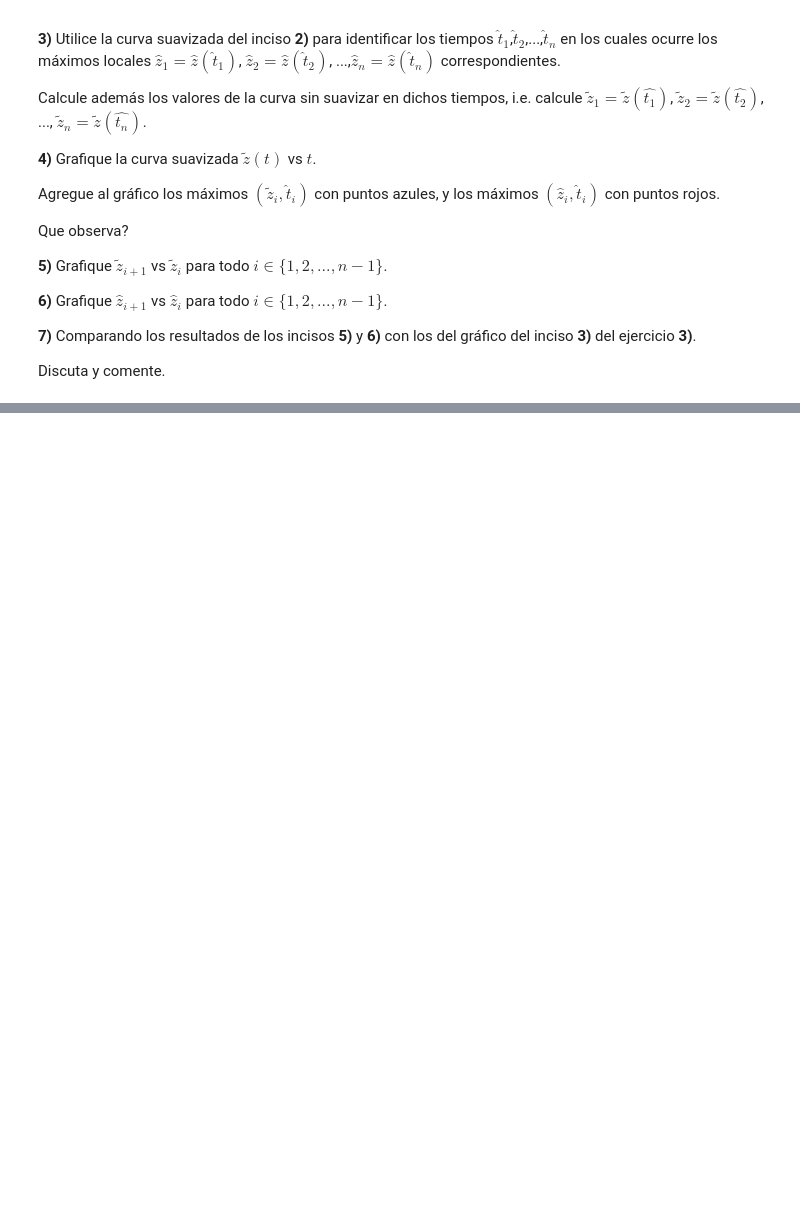
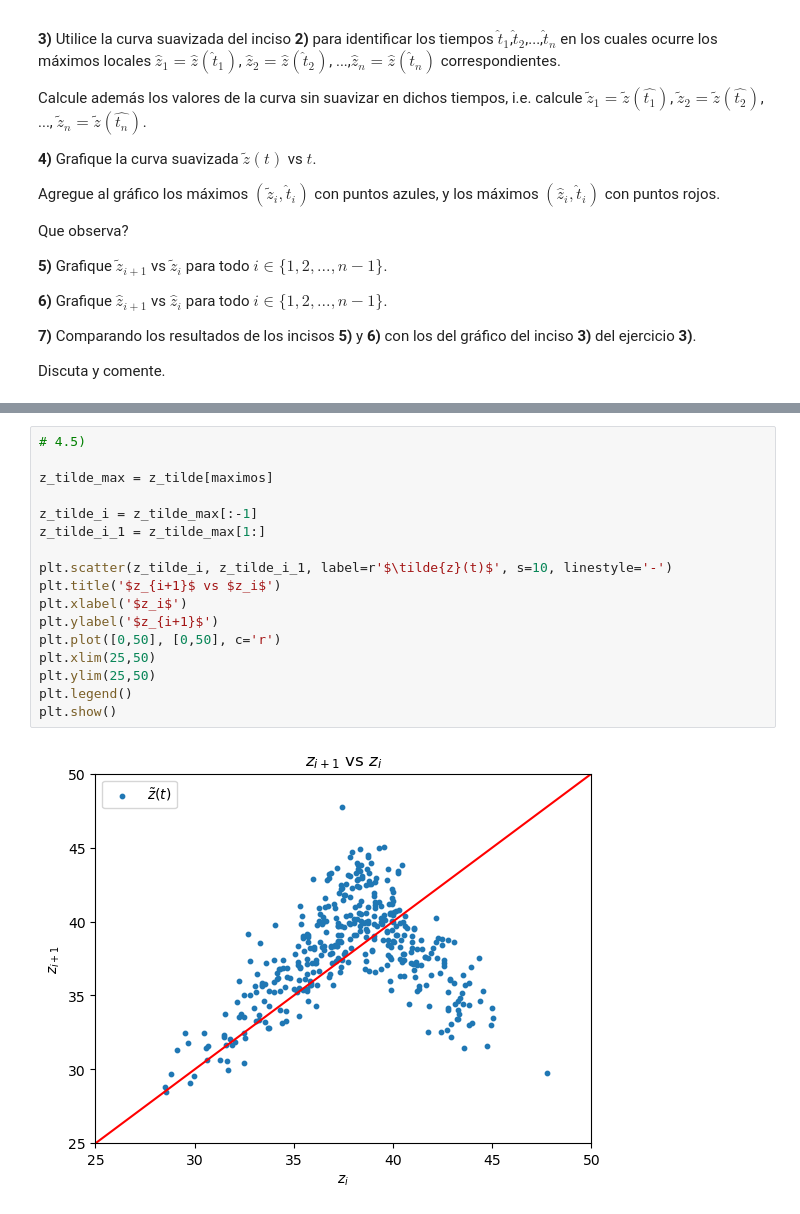
Before and after one commit to EnzoRg/neural_networks, a Jupyter notebook: Ejercicios/redes_neuronales_2024_guia_6.ipynb, the cells around one changed output, grey strips where cells are left out. Drawn from its saved outputs; the diff is of its cells as text; blank space fills up the shorter version.

```diff
--- a/Ejercicios/redes_neuronales_2024_guia_6.ipynb
+++ b/Ejercicios/redes_neuronales_2024_guia_6.ipynb
@@ -297,0 +324,19 @@ plt.show()
+# %%
+# 4.5)
+
+z_tilde_max = z_tilde[maximos]
+
+z_tilde_i = z_tilde_max[:-1]
+z_tilde_i_1 = z_tilde_max[1:]
+
+plt.scatter(z_tilde_i, z_tilde_i_1, label=r'$\tilde{z}(t)$', s=10, linestyle='-')
+plt.title('$z_{i+1}$ vs $z_i$')
+plt.xlabel('$z_i$')
+plt.ylabel('$z_{i+1}$')
+plt.plot([0,50], [0,50], c='r')
+plt.xlim(25,50)
+plt.ylim(25,50)
+plt.legend()
+plt.show()
+# %% [output]
+[figure, added]
```
Also changed, not shown: parts of 8 cells of this notebook.
